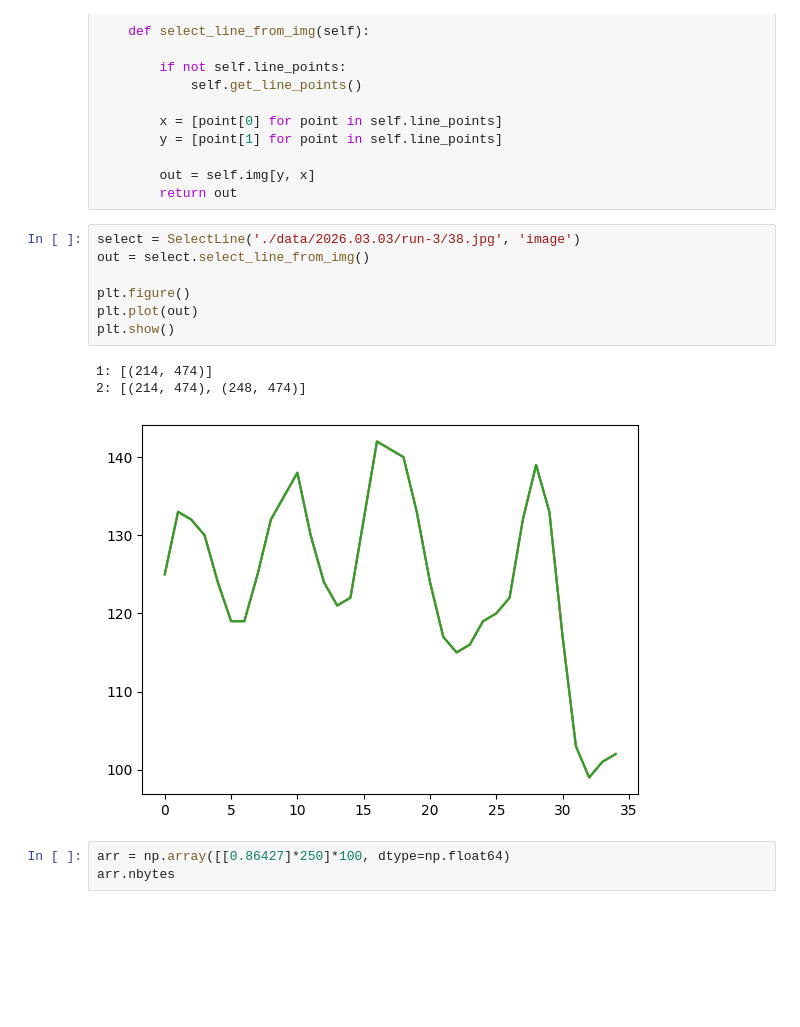
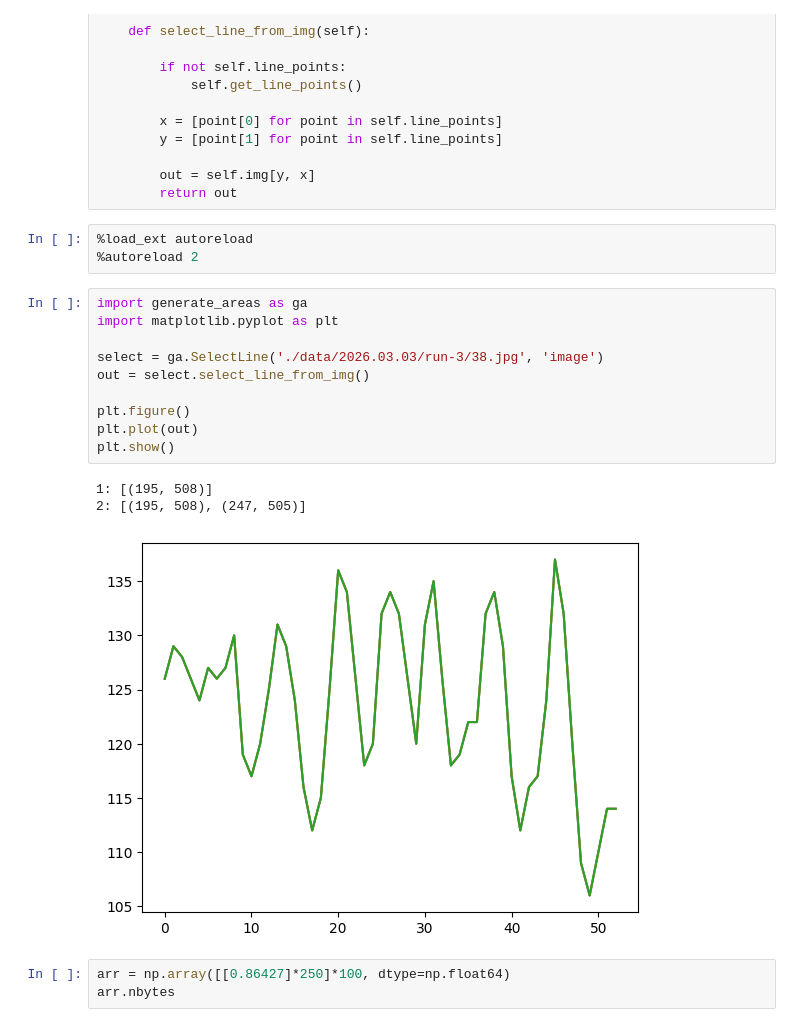
Before and after one commit to annamogo/DiplomaLISF, a Jupyter notebook: SelectLine.ipynb, the cells around one changed output. Drawn from its saved outputs; the diff is of its cells as text; blank space fills up the shorter version.

```diff
--- a/SelectLine.ipynb
+++ b/SelectLine.ipynb
@@ -88,17 +88,23 @@ class SelectLine:
 
         out = self.img[y, x]
         return out
+# %%
+%load_ext autoreload
+%autoreload 2
 # %%
-select = SelectLine('./data/2026.03.03/run-3/38.jpg', 'image')
+import generate_areas as ga
+import matplotlib.pyplot as plt
+
+select = ga.SelectLine('./data/2026.03.03/run-3/38.jpg', 'image')
 out = select.select_line_from_img()
 
 plt.figure()
 plt.plot(out)
 plt.show()
 # %% [output]
-1: [(214, 474)]
-2: [(214, 474), (248, 474)]
+1: [(195, 508)]
+2: [(195, 508), (247, 505)]
-[figure, old version]
+[figure, new version]
 # %%
 arr = np.array([[0.86427]*250]*100, dtype=np.float64)
 arr.nbytes
```
Also changed, not shown: 5 other files.
